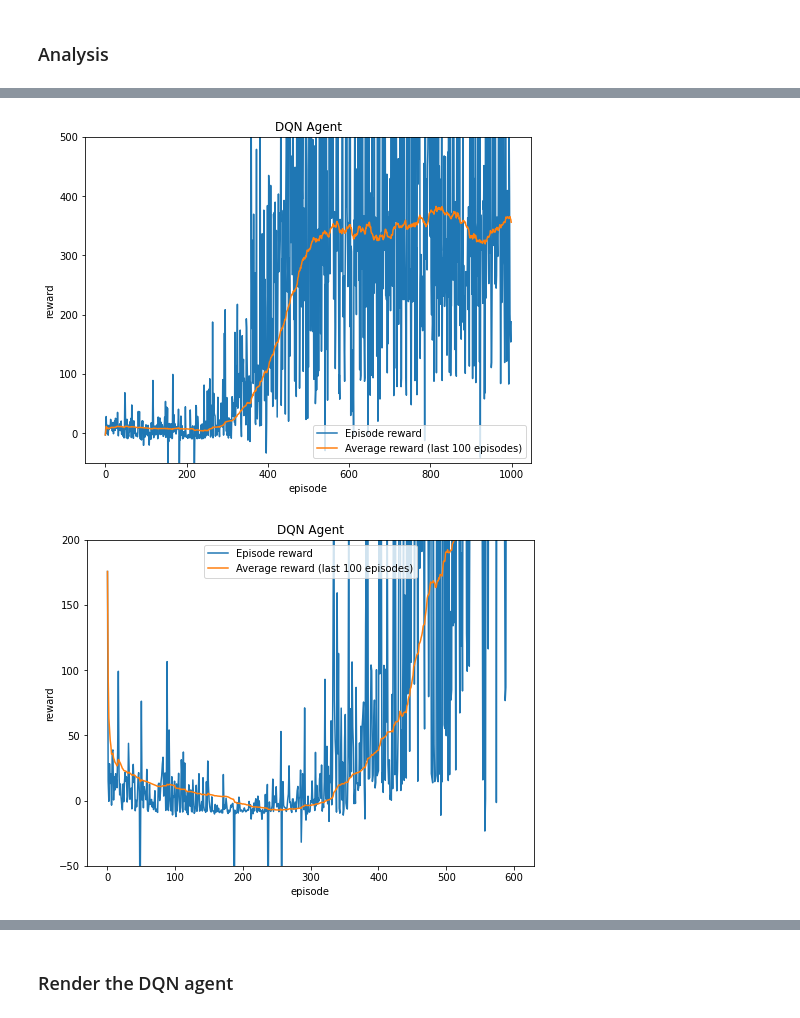
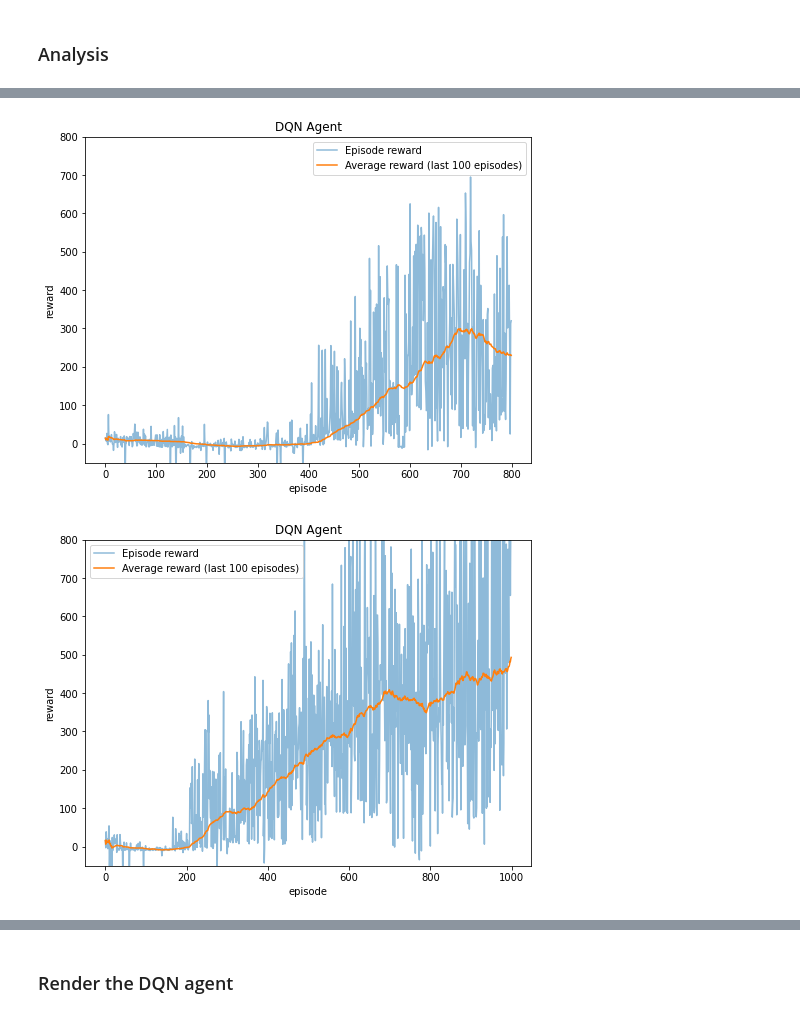
Before and after one commit to g-nightingale/car-racing-rl, a Jupyter notebook: car_racing_dqn.ipynb, the cells around one changed output, grey strips where cells are left out. Saved outputs shown, nothing was run; the diff lists cells and outputs as text; code cells hidden in the pictures.

```diff
--- a/car_racing_dqn.ipynb
+++ b/car_racing_dqn.ipynb
@@ -174,6 +230,12 @@ plot_rewards(episode_rewards)
 with open("./runs/dqn_results_20220409-160900.pickle", 'rb') as fp:
     results = pickle.load(fp)
 
-model = results['model']
 episode_rewards = results['episode_rewards']
+plot_rewards(episode_rewards)
+
+with open("./runs/dqn_results_20220411-040945.pickle", 'rb') as fp:
+    results = pickle.load(fp)
+
+episode_rewards = results['episode_rewards']
+plot_rewards(episode_rewards)
 # %% [output]
@@ -183,27 +245,3 @@ episode_rewards = results['episode_rewards']
 To enable them in other operations, rebuild TensorFlow with the appropriate compiler flags.
+[figure, added]
+[figure, added]
-# %%
-# Plot the rewards
-plt.figure(figsize=(8, 6))
-plt.title('DQN Agent')
-plt.plot(episode_rewards, label='Episode reward')
-plt.plot([np.mean(episode_rewards[::-1][i:i+100]) for i in range(len(episode_rewards))][::-1], label='Average reward (last 100 episodes)')
-plt.ylim((-50, 500))
-plt.xlabel('episode')
-plt.ylabel('reward')
-plt.legend()
-plt.show()
-# %% [output]
-[figure, removed]
-# %%
-# Plot the rewards
-plt.figure(figsize=(8, 6))
-plt.title('DQN Agent')
-plt.plot(episode_rewards, label='Episode reward')
-plt.plot([np.mean(episode_rewards[::-1][i:i+100]) for i in range(len(episode_rewards))][::-1], label='Average reward (last 100 episodes)')
-plt.ylim((-50, 200))
-plt.xlabel('episode')
-plt.ylabel('reward')
-plt.legend()
-plt.show()
-# %% [output]
-[figure, removed]
```
Also changed, not shown: parts of 16 cells of this notebook, 4 other files.
